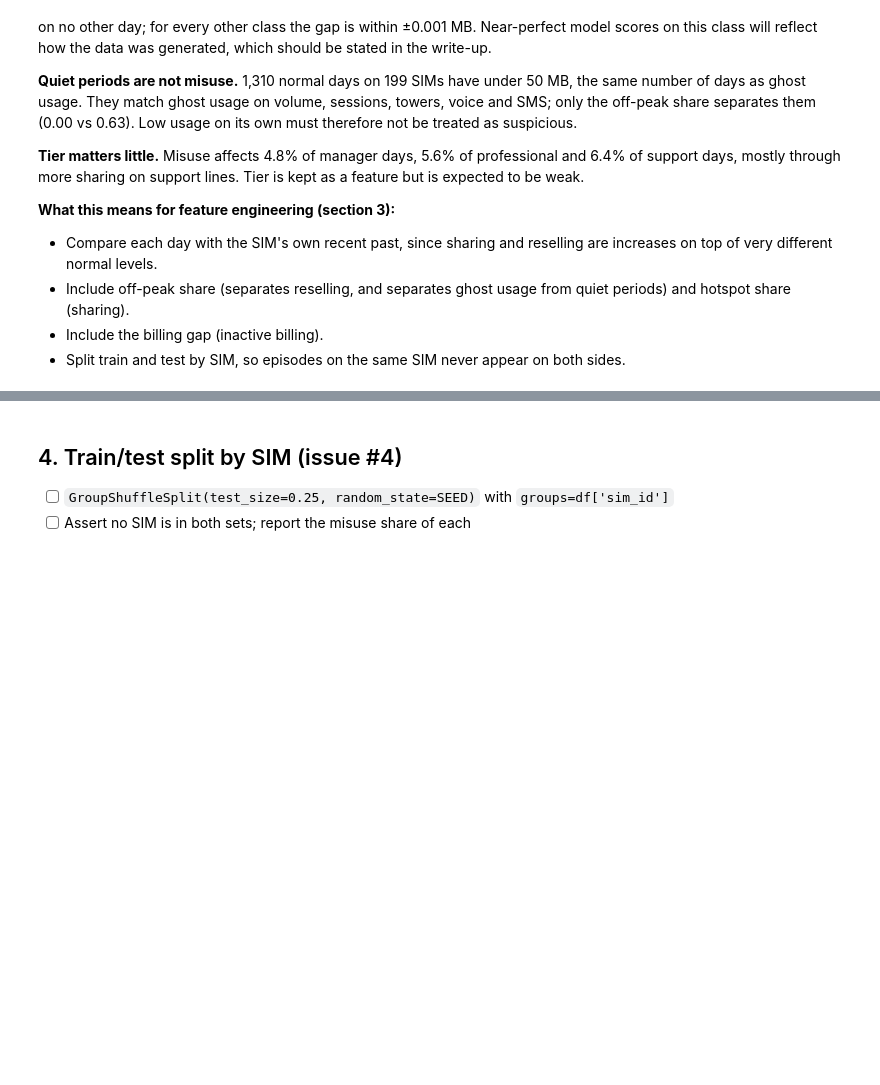
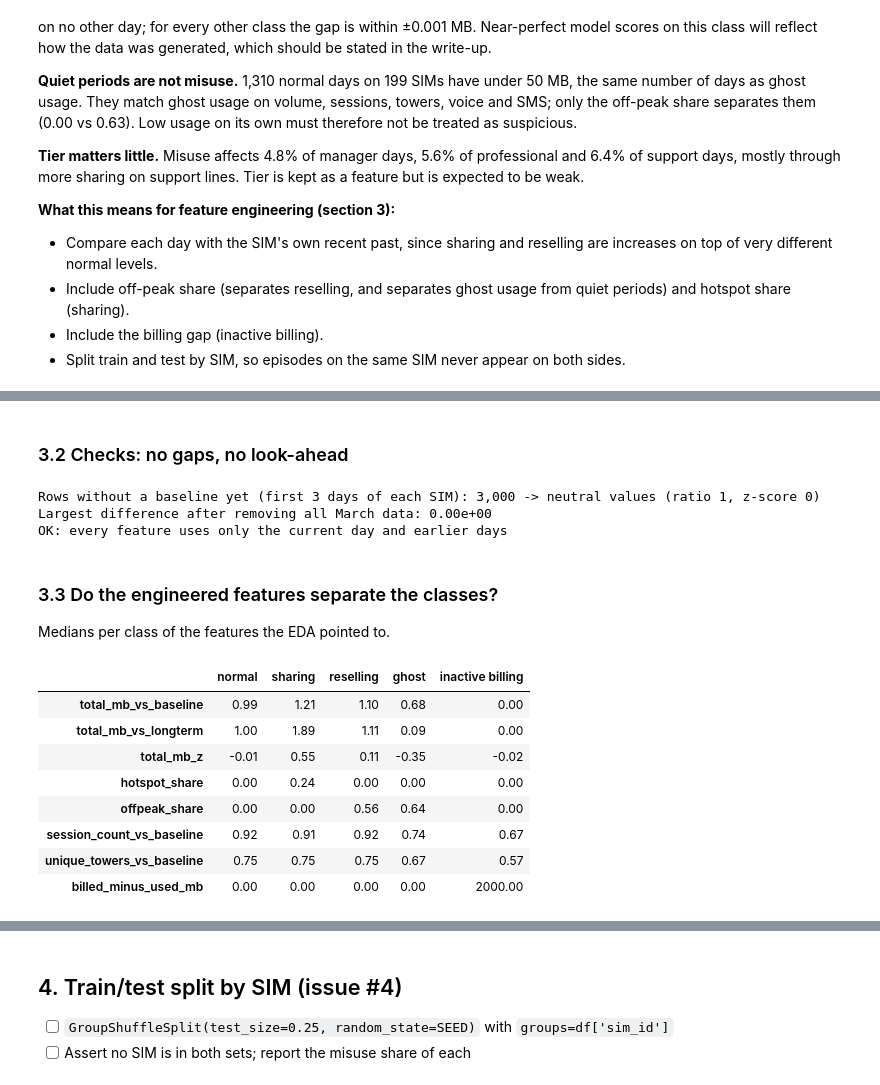
Before and after one commit to ianchomba1/proSIM, a Jupyter notebook: ml-training/notebooks/01_misuse_training.ipynb, the cells around one changed output, grey strips where cells are left out. Drawn from its saved outputs; the diff is of its cells as text; code cells hidden in the pictures; blank space fills up the shorter version.

```diff
--- a/ml-training/notebooks/01_misuse_training.ipynb
+++ b/ml-training/notebooks/01_misuse_training.ipynb
@@ -355,0 +449,42 @@ Quiet normal days are spread over 199 SIMs
+# %% [markdown]
+### 3.2 Checks: no gaps, no look-ahead
+# %%
+assert np.isfinite(X.to_numpy()).all(), "features contain NaN or inf"
+assert not {"label", "sim_id", "date"} & set(FEATURES), "identifier or target used as a feature"
+
+no_history = (df.groupby("sim_id").cumcount() < MIN_HISTORY).sum()
+print(f"Rows without a baseline yet (first {MIN_HISTORY} days of each SIM): {no_history:,} "
+      f"-> neutral values (ratio 1, z-score 0)")
+
+# Look-ahead test: rebuild features using only data up to the end of February.
+# If any feature used future days, the January-February rows would come out different.
+cutoff = "2025-02-28"
+early = df[df["date"] <= cutoff]
+X_early = build_features(early)
+diff = (X_early - X.loc[early.index]).abs().to_numpy().max()
+print(f"Largest difference after removing all March data: {diff:.2e}")
+assert diff < 1e-9, "features use future days"
+print("OK: every feature uses only the current day and earlier days")
+# %% [output]
+Rows without a baseline yet (first 3 days of each SIM): 3,000 -> neutral values (ratio 1, z-score 0)
+Largest difference after removing all March data: 0.00e+00
+OK: every feature uses only the current day and earlier days
+# %% [markdown]
+### 3.3 Do the engineered features separate the classes?
+Medians per class of the features the EDA pointed to.
+# %%
+KEY = ["total_mb_vs_baseline", "total_mb_vs_longterm", "total_mb_z", "hotspot_share", "offpeak_share",
+       "session_count_vs_baseline", "unique_towers_vs_baseline", "billed_minus_used_mb"]
+key_medians = X[KEY].groupby(df["label"]).median().reindex(CLASS_ORDER).T
+key_medians.columns = [SHORT[c].replace("\n", " ") for c in key_medians.columns]
+key_medians.round(2)
+# %% [output]
+|  | normal | sharing | reselling | ghost | inactive billing |
+| total_mb_vs_baseline | 0.99 | 1.21 | 1.10 | 0.68 | 0.00 |
+| total_mb_vs_longterm | 1.00 | 1.89 | 1.11 | 0.09 | 0.00 |
+| total_mb_z | -0.01 | 0.55 | 0.11 | -0.35 | -0.02 |
+| hotspot_share | 0.00 | 0.24 | 0.00 | 0.00 | 0.00 |
+| offpeak_share | 0.00 | 0.00 | 0.56 | 0.64 | 0.00 |
+| session_count_vs_baseline | 0.92 | 0.91 | 0.92 | 0.74 | 0.67 |
+| unique_towers_vs_baseline | 0.75 | 0.75 | 0.75 | 0.67 | 0.57 |
+| billed_minus_used_mb | 0.00 | 0.00 | 0.00 | 0.00 | 2000.00 |
```
Also changed, not shown: parts of 8 cells of this notebook.
